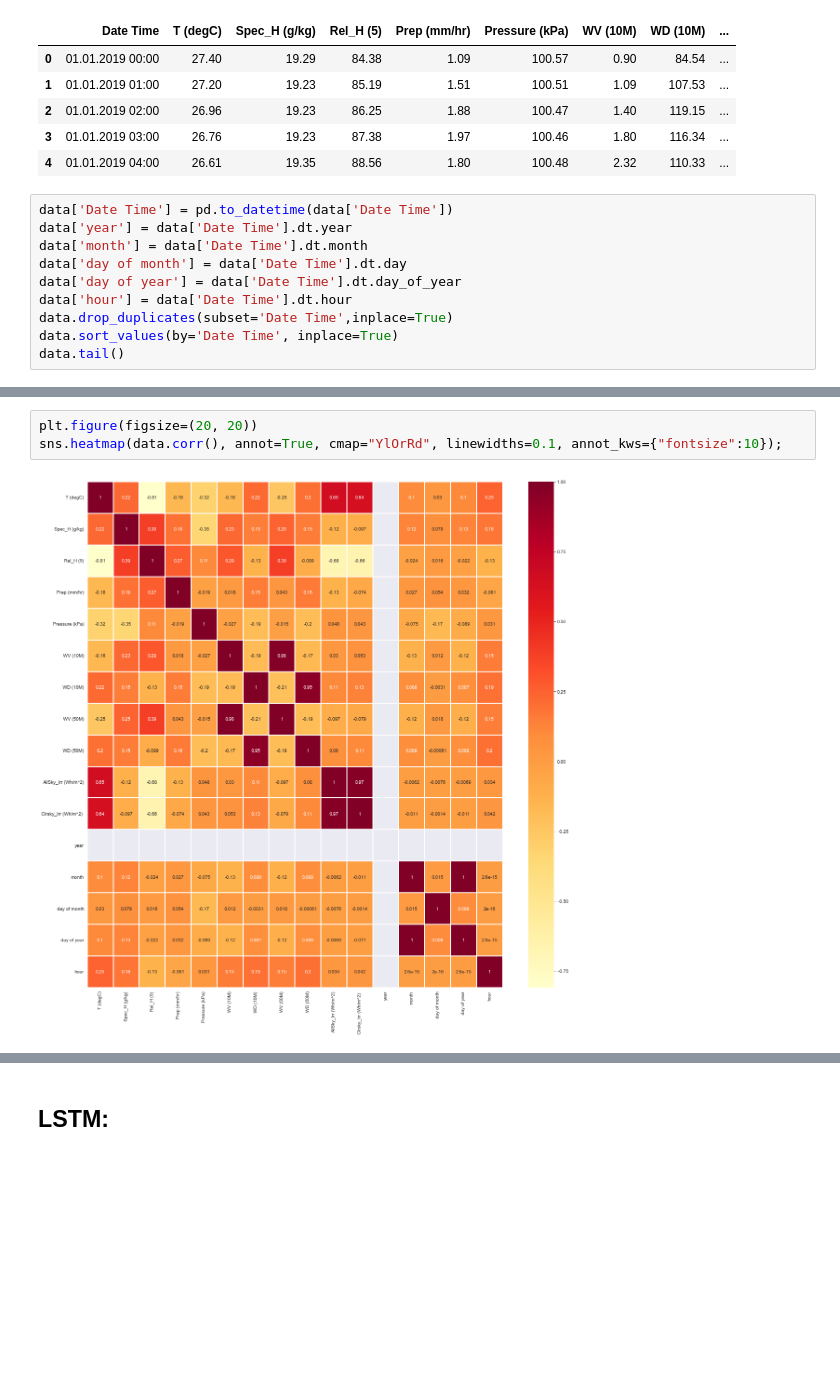
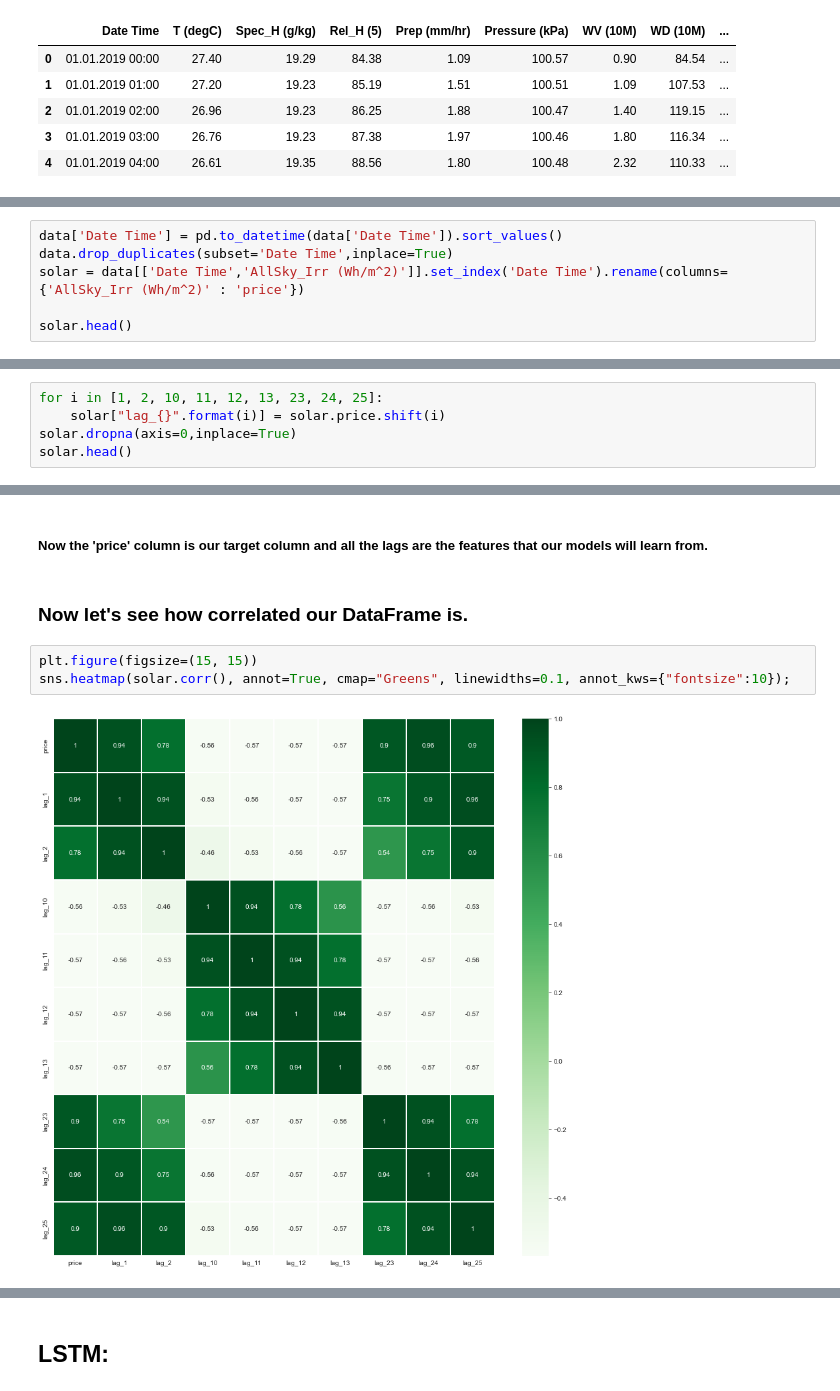
Before and after one commit to mohamed1249/Upwork-Projects, a Jupyter notebook: JS/Project - Copy.ipynb, the cells around one changed output, grey strips where cells are left out. Drawn from its saved outputs; the diff is of its cells as text; blank space fills up the shorter version.

```diff
--- a/JS/Project - Copy.ipynb
+++ b/JS/Project - Copy.ipynb
@@ -32,13 +38,3 @@ data.head()
 | 2 | 01.01.2019 02:00 | 26.96 | 19.23 | 86.25 | 1.88 | 100.47 | 1.40 | 119.15 | ... |
 | 3 | 01.01.2019 03:00 | 26.76 | 19.23 | 87.38 | 1.97 | 100.46 | 1.80 | 116.34 | ... |
 | 4 | 01.01.2019 04:00 | 26.61 | 19.35 | 88.56 | 1.80 | 100.48 | 2.32 | 110.33 | ... |
-# %%
-data['Date Time'] = pd.to_datetime(data['Date Time'])
-data['year'] = data['Date Time'].dt.year
-data['month'] = data['Date Time'].dt.month
-data['day of month'] = data['Date Time'].dt.day
-data['day of year'] = data['Date Time'].dt.day_of_year
-data['hour'] = data['Date Time'].dt.hour
-data.drop_duplicates(subset='Date Time',inplace=True)
-data.sort_values(by='Date Time', inplace=True)
-data.tail()
@@ -126,0 +118,6 @@ memory usage: 1.2 MB
+# %%
+data['Date Time'] = pd.to_datetime(data['Date Time']).sort_values()
+data.drop_duplicates(subset='Date Time',inplace=True)
+solar = data[['Date Time','AllSky_Irr (Wh/m^2)']].set_index('Date Time').rename(columns={'AllSky_Irr (Wh/m^2)' : 'price'})
+
+solar.head()
@@ -126,0 +178,5 @@ memory usage: 1.2 MB
+# %%
+for i in [1, 2, 10, 11, 12, 13, 23, 24, 25]:
+    solar["lag_{}".format(i)] = solar.price.shift(i)
+solar.dropna(axis=0,inplace=True)
+solar.head()
@@ -127,5 +191,9 @@ memory usage: 1.2 MB
+# %% [markdown]
+##### Now the 'price' column is our target column and all the lags are the features that our models will learn from.
+# %% [markdown]
+### Now let's see how correlated our DataFrame is.
 # %%
-plt.figure(figsize=(20, 20))
-sns.heatmap(data.corr(), annot=True, cmap="YlOrRd", linewidths=0.1, annot_kws={"fontsize":10});
+plt.figure(figsize=(15, 15))
+sns.heatmap(solar.corr(), annot=True, cmap="Greens", linewidths=0.1, annot_kws={"fontsize":10});
 # %% [output]
-[figure, old version]
+[figure, new version]
```
Also changed, not shown: parts of 82 cells of this notebook, 35 other files.
